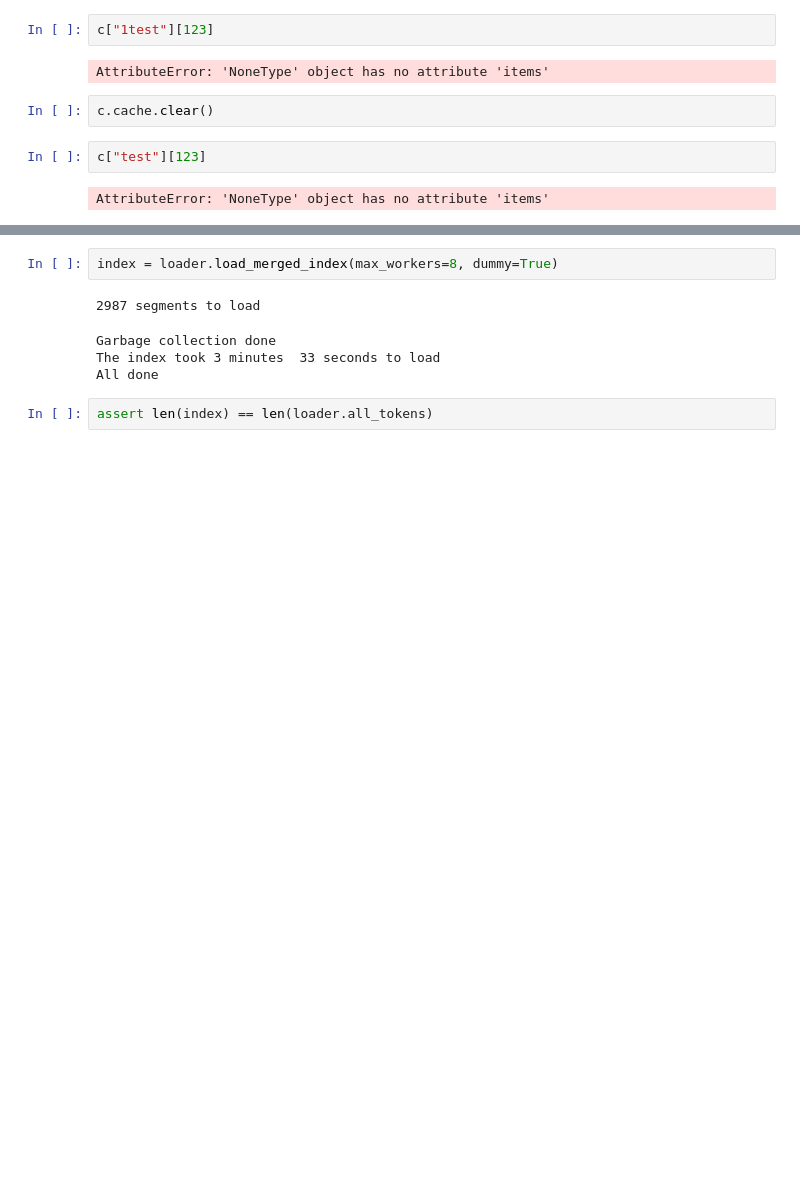
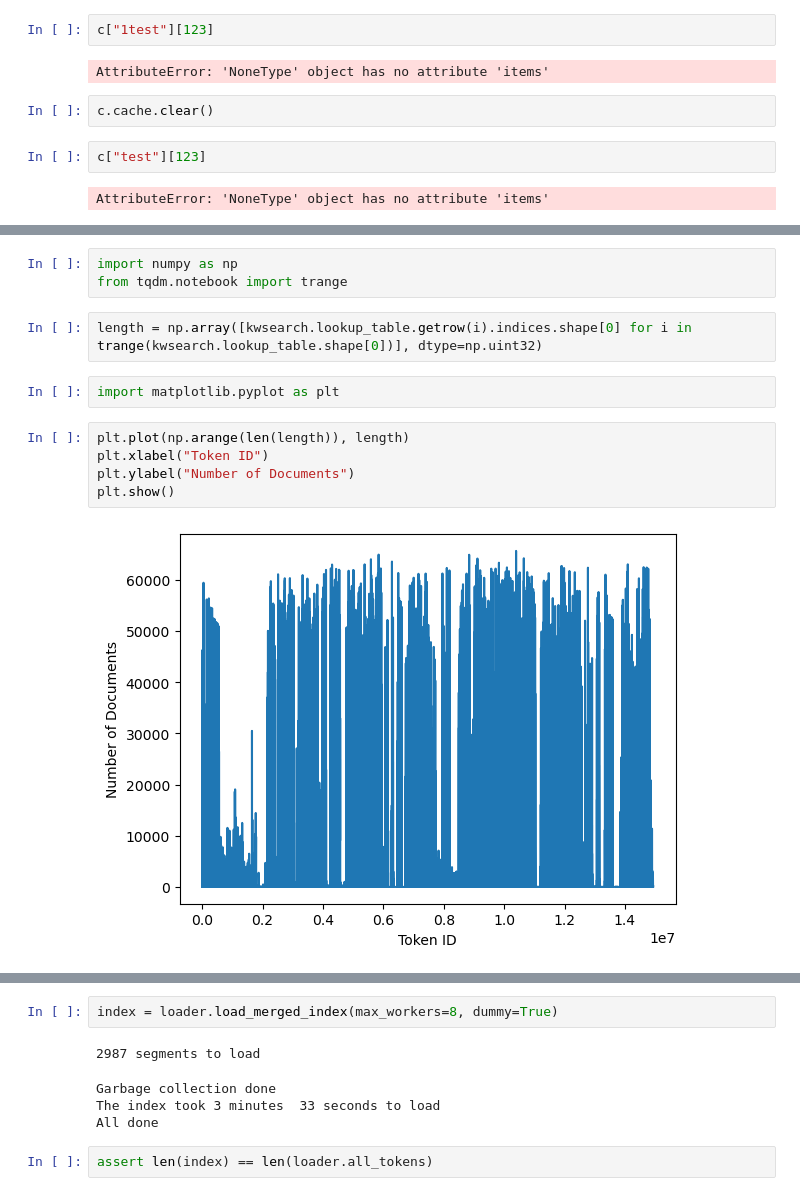
Before and after one commit to Llenn0/ttds-group-project, a Jupyter notebook: test.ipynb, the cells around one changed output, grey strips where cells are left out. Cells and saved outputs as stored; diff of their text form; blank space fills up the shorter version.

```diff
--- a/test.ipynb
+++ b/test.ipynb
@@ -64,0 +383,14 @@ Downloading stopwords...
+# %%
+import numpy as np
+from tqdm.notebook import trange
+# %%
+length = np.array([kwsearch.lookup_table.getrow(i).indices.shape[0] for i in trange(kwsearch.lookup_table.shape[0])], dtype=np.uint32)
+# %%
+import matplotlib.pyplot as plt
+# %%
+plt.plot(np.arange(len(length)), length)
+plt.xlabel("Token ID")
+plt.ylabel("Number of Documents")
+plt.show()
+# %% [output]
+[figure, added]
```
Also changed, not shown: parts of 62 cells of this notebook, 6 other files.
